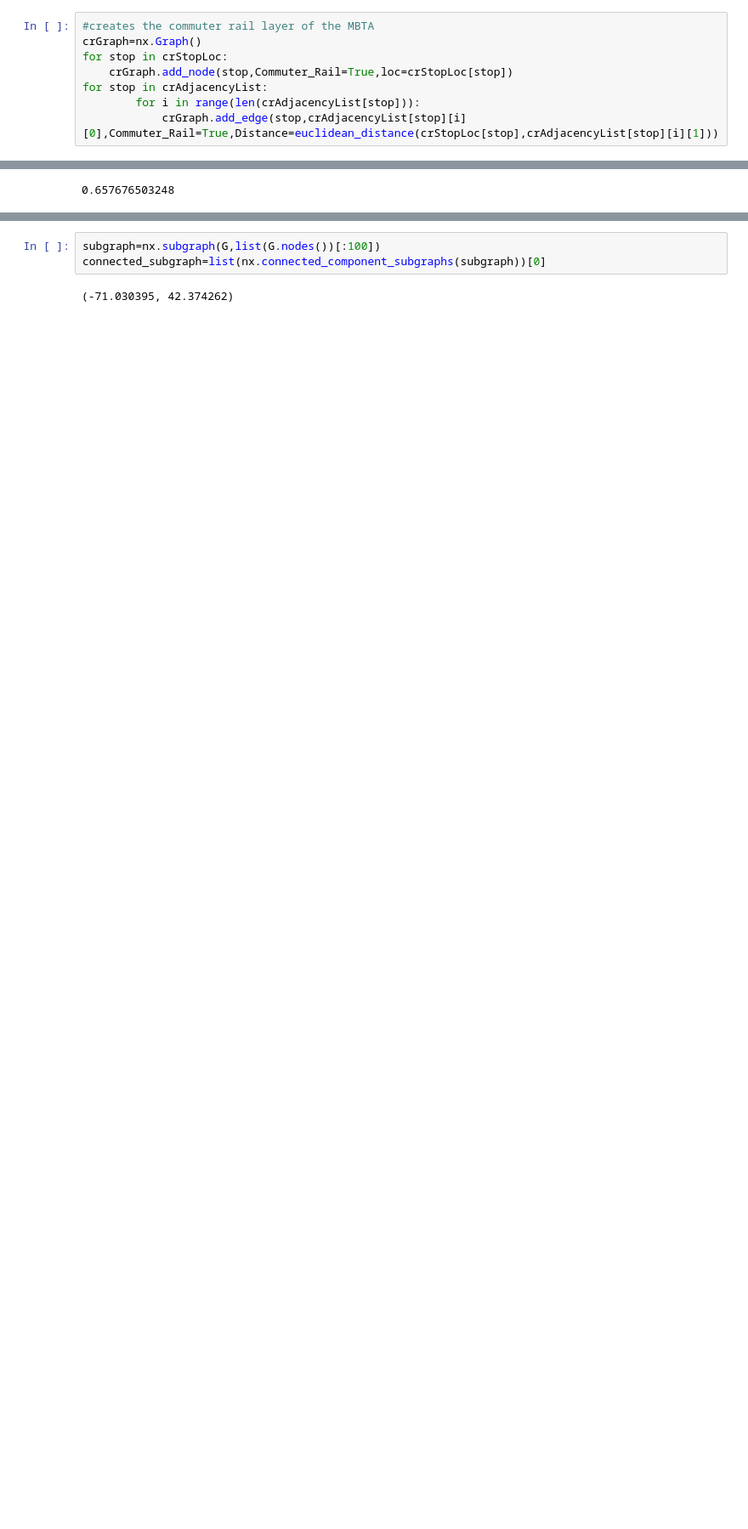
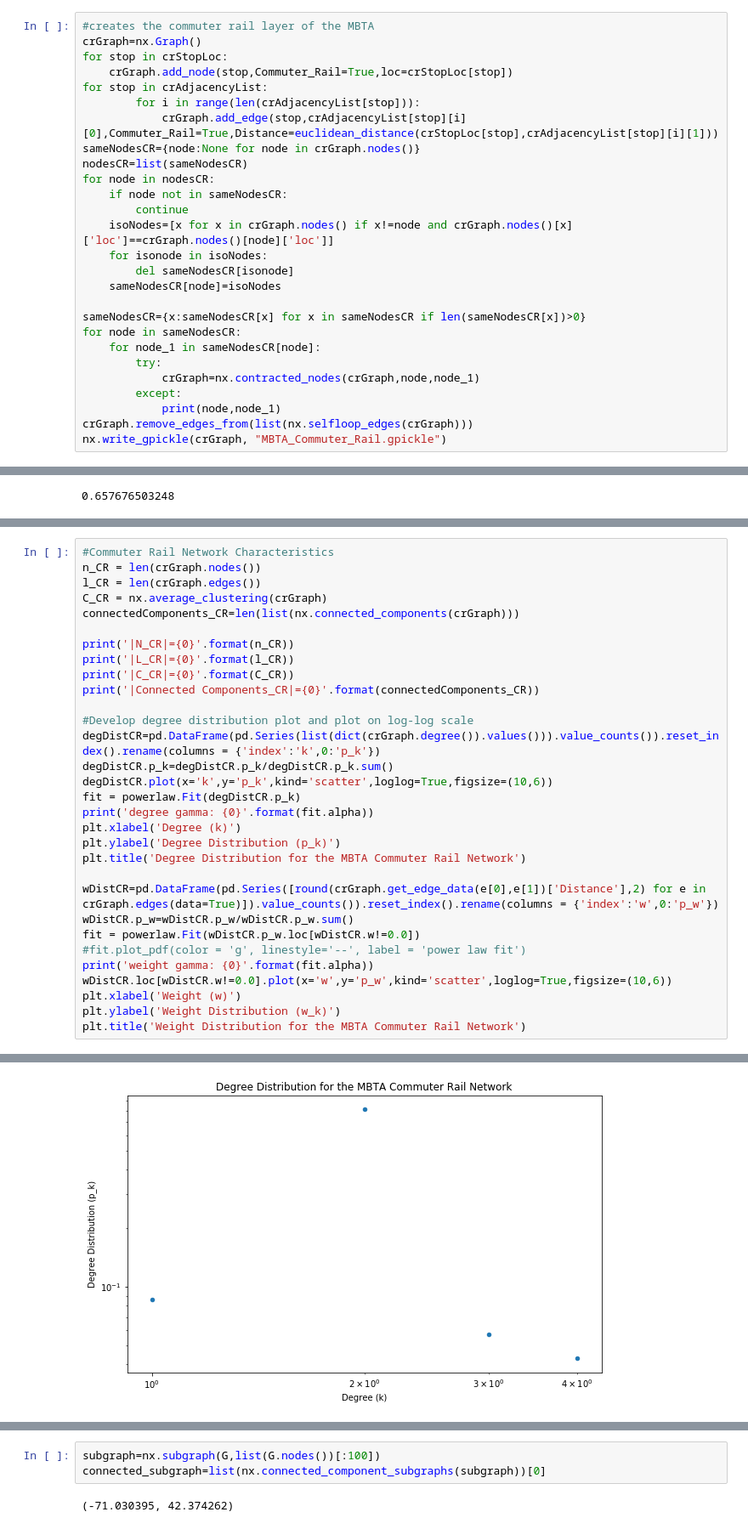
Before and after one commit to itaher1995/MBTA_Network_Analysis, a Jupyter notebook: MBTA_Network_Analysis.ipynb, the cells around one changed output, grey strips where cells are left out. Shown: that part at 85% size. Cells and saved outputs as stored; diff of their text form; blank space fills up the shorter version.

```diff
--- a/MBTA_Network_Analysis.ipynb
+++ b/MBTA_Network_Analysis.ipynb
@@ -310,3 +353,22 @@ for stop in crStopLoc:
 for stop in crAdjacencyList:
         for i in range(len(crAdjacencyList[stop])):
             crGraph.add_edge(stop,crAdjacencyList[stop][i][0],Commuter_Rail=True,Distance=euclidean_distance(crStopLoc[stop],crAdjacencyList[stop][i][1]))
+sameNodesCR={node:None for node in crGraph.nodes()}
+nodesCR=list(sameNodesCR)
+for node in nodesCR:
+    if node not in sameNodesCR:
+        continue
+    isoNodes=[x for x in crGraph.nodes() if x!=node and crGraph.nodes()[x]['loc']==crGraph.nodes()[node]['loc']]
+    for isonode in isoNodes:
+        del sameNodesCR[isonode]
+    sameNodesCR[node]=isoNodes
+
+sameNodesCR={x:sameNodesCR[x] for x in sameNodesCR if len(sameNodesCR[x])>0}
+for node in sameNodesCR:
+    for node_1 in sameNodesCR[node]:
+        try:
+            crGraph=nx.contracted_nodes(crGraph,node,node_1)
+        except:
+            print(node,node_1)
+crGraph.remove_edges_from(list(nx.selfloop_edges(crGraph)))
+nx.write_gpickle(crGraph, "MBTA_Commuter_Rail.gpickle")
@@ -399,0 +603,32 @@ wDistFull.plot(x='w',y='p_w',kind='scatter',logy=True,figsize=(10,6))
+# %%
+#Commuter Rail Network Characteristics
+n_CR = len(crGraph.nodes())
+l_CR = len(crGraph.edges())
+C_CR = nx.average_clustering(crGraph)
+connectedComponents_CR=len(list(nx.connected_components(crGraph)))
+
+print('|N_CR|={0}'.format(n_CR))
+print('|L_CR|={0}'.format(l_CR))
+print('|C_CR|={0}'.format(C_CR))
+print('|Connected Components_CR|={0}'.format(connectedComponents_CR))
+
+#Develop degree distribution plot and plot on log-log scale
+degDistCR=pd.DataFrame(pd.Series(list(dict(crGraph.degree()).values())).value_counts()).reset_index().rename(columns = {'index':'k',0:'p_k'})
+degDistCR.p_k=degDistCR.p_k/degDistCR.p_k.sum()
+degDistCR.plot(x='k',y='p_k',kind='scatter',loglog=True,figsize=(10,6))
+fit = powerlaw.Fit(degDistCR.p_k)
+print('degree gamma: {0}'.format(fit.alpha))
+plt.xlabel('Degree (k)')
+plt.ylabel('Degree Distribution (p_k)')
+plt.title('Degree Distribution for the MBTA Commuter Rail Network')
+
+wDistCR=pd.DataFrame(pd.Series([round(crGraph.get_edge_data(e[0],e[1])['Distance'],2) for e in crGraph.edges(data=True)]).value_counts()).reset_index().rename(columns = {'index':'w',0:'p_w'})
+wDistCR.p_w=wDistCR.p_w/wDistCR.p_w.sum()
+fit = powerlaw.Fit(wDistCR.p_w.loc[wDistCR.w!=0.0])
+#fit.plot_pdf(color = 'g', linestyle='--', label = 'power law fit')
+print('weight gamma: {0}'.format(fit.alpha))
+wDistCR.loc[wDistCR.w!=0.0].plot(x='w',y='p_w',kind='scatter',loglog=True,figsize=(10,6))
+plt.xlabel('Weight (w)')
+plt.ylabel('Weight Distribution (w_k)')
+plt.title('Weight Distribution for the MBTA Commuter Rail Network')
+# %% [output]
@@ -399,0 +644 @@ wDistFull.plot(x='w',y='p_w',kind='scatter',logy=True,figsize=(10,6))
+[figure, added]
```
Also changed, not shown: parts of 22 cells of this notebook, 4 other files.
